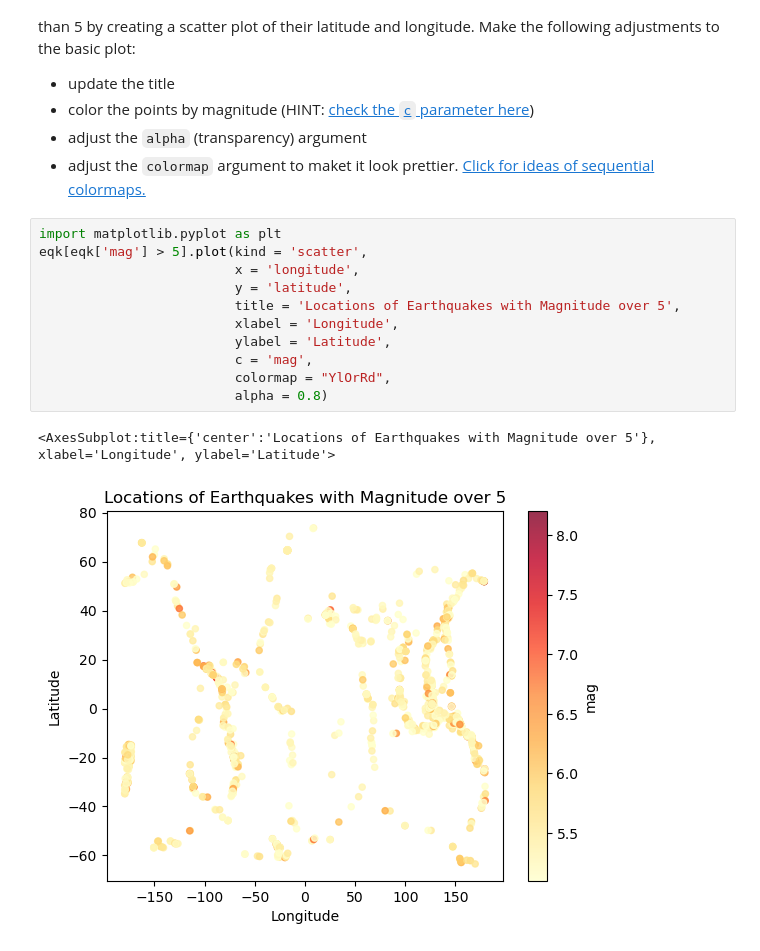
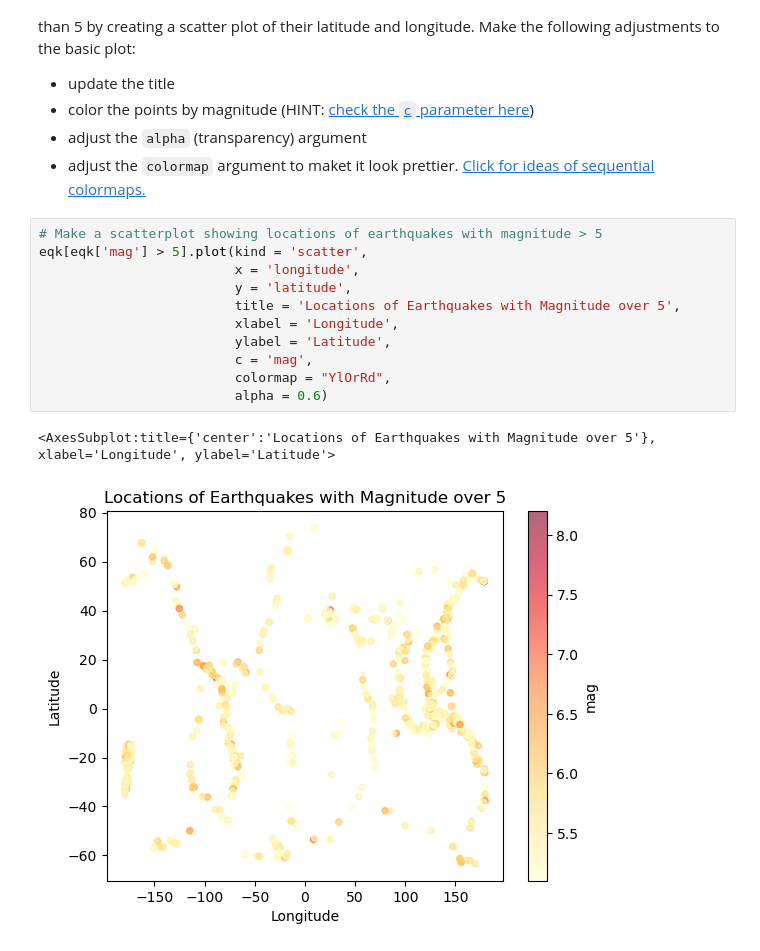
Before and after one commit to marinakochuten/eds220-hwk1, a Jupyter notebook: hwk1-task3-earthquakes.ipynb, the cells around one changed output. Drawn from its saved outputs; the diff is of its cells as text.

```diff
--- a/hwk1-task3-earthquakes.ipynb
+++ b/hwk1-task3-earthquakes.ipynb
@@ -270,18 +270,18 @@ Without creating any new variables, visualize the locations of eartquakes with m
 - adjust the `alpha` (transparency) argument
 - adjust the `colormap` argument to maket it look prettier. [Click for ideas of sequential colormaps.](https://matplotlib.org/stable/users/explain/colors/colormaps.html)
 # %%
-import matplotlib.pyplot as plt
+# Make a scatterplot showing locations of earthquakes with magnitude > 5
 eqk[eqk['mag'] > 5].plot(kind = 'scatter',
                          x = 'longitude',
                          y = 'latitude',
                          title = 'Locations of Earthquakes with Magnitude over 5',
                          xlabel = 'Longitude',
                          ylabel = 'Latitude',
                          c = 'mag',
                          colormap = "YlOrRd",
-                         alpha = 0.8)
+                         alpha = 0.6)
 # %% [output]
 <AxesSubplot:title={'center':'Locations of Earthquakes with Magnitude over 5'}, xlabel='Longitude', ylabel='Latitude'>
-[figure, old version]
+[figure, new version]
 # %% [markdown]
 <!-- END QUESTION -->
```
Also changed, not shown: 1 other file.
